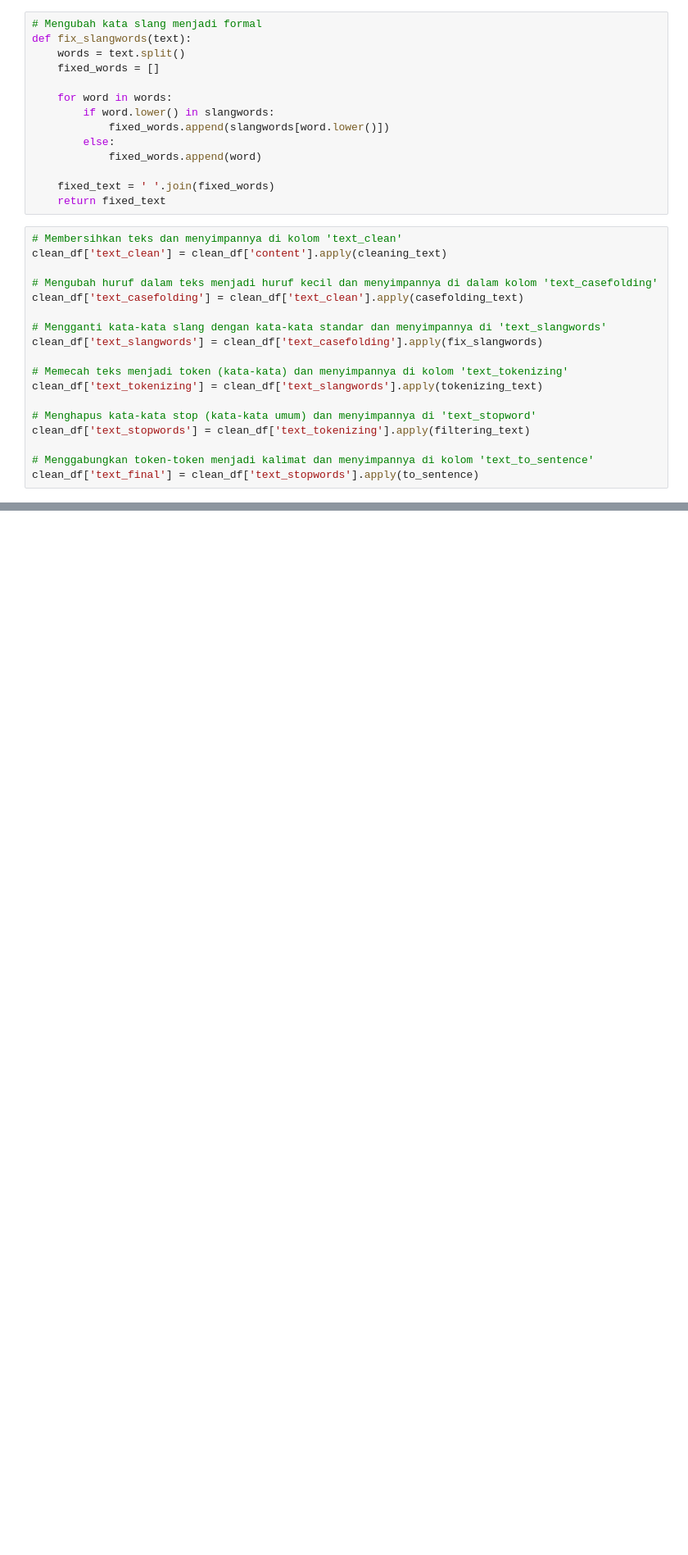
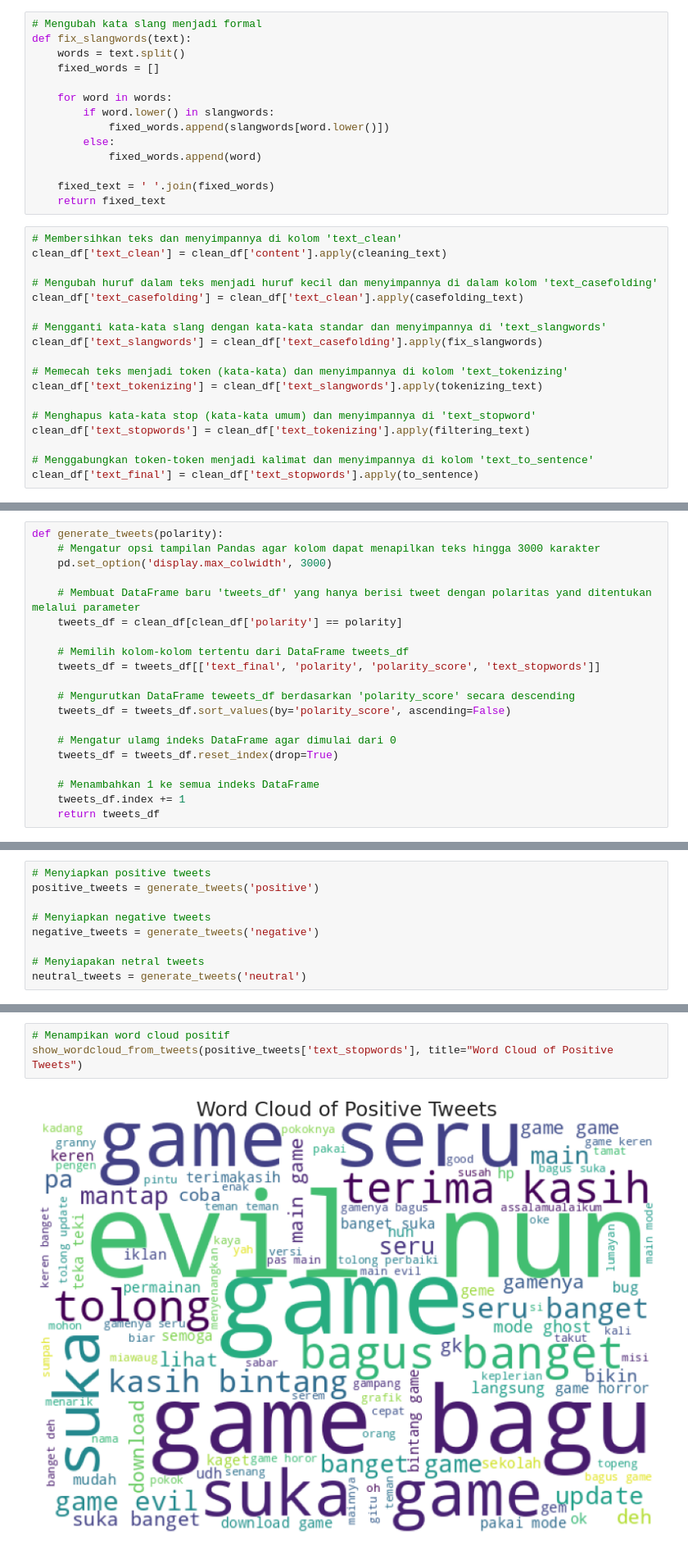
Before and after one commit to Refanz/sentiment-analysis-game-evil-nun2-origins, a Jupyter notebook: notebook.ipynb, the cells around one changed output, grey strips where cells are left out. Shown at 82% size. Saved outputs shown, nothing was run; the diff lists cells and outputs as text; blank space fills up the shorter version.

```diff
--- a/notebook.ipynb
+++ b/notebook.ipynb
@@ -473,0 +636,20 @@ clean_df
+# %%
+def generate_tweets(polarity):
+    # Mengatur opsi tampilan Pandas agar kolom dapat menapilkan teks hingga 3000 karakter
+    pd.set_option('display.max_colwidth', 3000)
+
+    # Membuat DataFrame baru 'tweets_df' yang hanya berisi tweet dengan polaritas yand ditentukan melalui parameter
+    tweets_df = clean_df[clean_df['polarity'] == polarity]
+
+    # Memilih kolom-kolom tertentu dari DataFrame tweets_df
+    tweets_df = tweets_df[['text_final', 'polarity', 'polarity_score', 'text_stopwords']]
+
+    # Mengurutkan DataFrame teweets_df berdasarkan 'polarity_score' secara descending
+    tweets_df = tweets_df.sort_values(by='polarity_score', ascending=False)
+
+    # Mengatur ulamg indeks DataFrame agar dimulai dari 0
+    tweets_df = tweets_df.reset_index(drop=True)
+
+    # Menambahkan 1 ke semua indeks DataFrame
+    tweets_df.index += 1
+    return tweets_df
@@ -473,0 +691,9 @@ clean_df
+# %%
+# Menyiapkan positive tweets
+positive_tweets = generate_tweets('positive')
+
+# Menyiapkan negative tweets
+negative_tweets = generate_tweets('negative')
+
+# Menyiapakan netral tweets
+neutral_tweets = generate_tweets('neutral')
@@ -473,0 +705,5 @@ clean_df
+# %%
+# Menampikan word cloud positif
+show_wordcloud_from_tweets(positive_tweets['text_stopwords'], title="Word Cloud of Positive Tweets")
+# %% [output]
+[figure, added]
```
Also changed, not shown: parts of 30 cells of this notebook, 2 other files.
